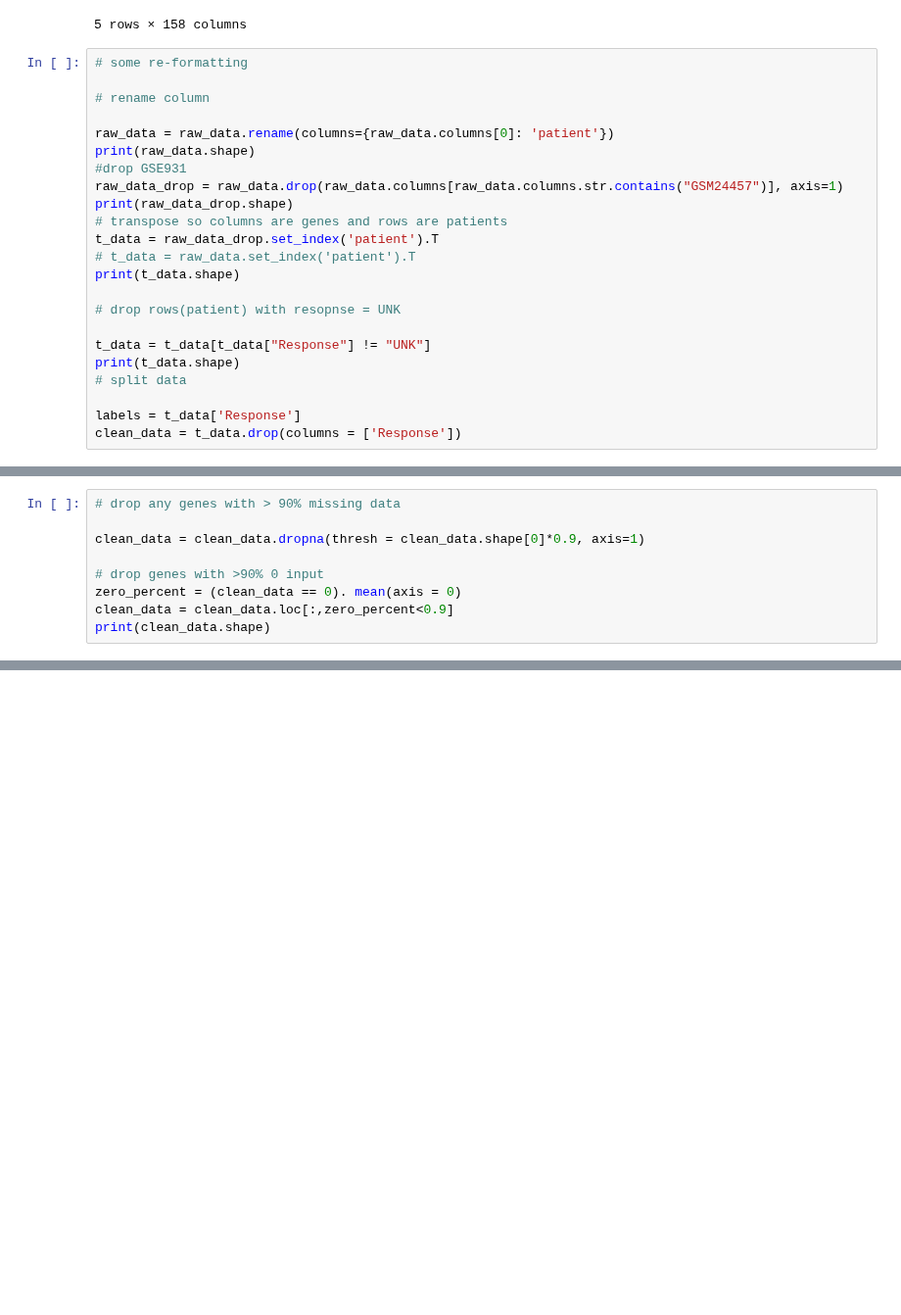
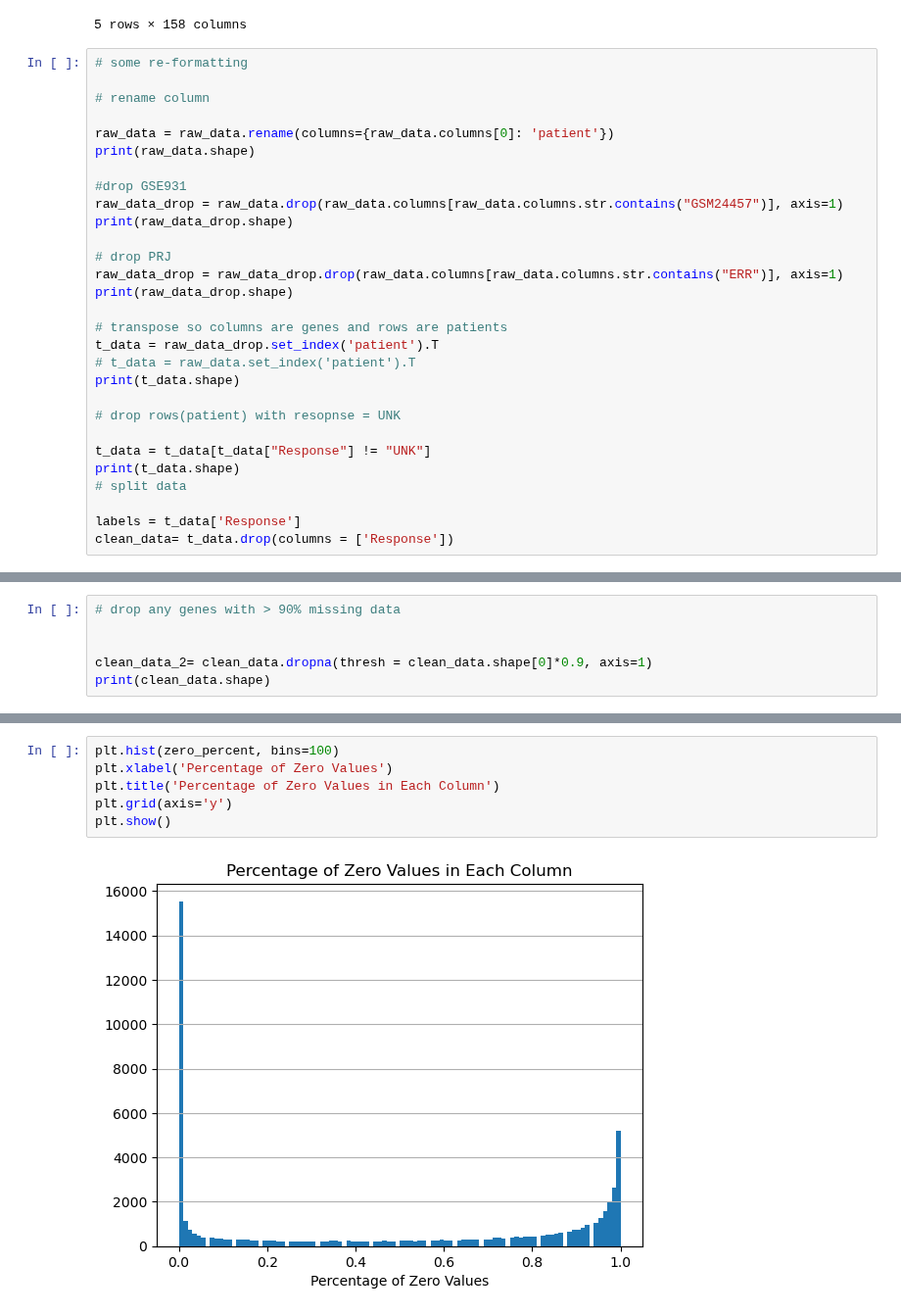
Before and after one commit to evzhng/LMP1210_2024, a Jupyter notebook: scripts/preprocess_v2.ipynb, the cells around one changed output, grey strips where cells are left out. Shown at 98% size. Drawn from its saved outputs; the diff is of its cells as text; blank space fills up the shorter version.

```diff
--- a/scripts/preprocess_v2.ipynb
+++ b/scripts/preprocess_v2.ipynb
@@ -31,9 +32,15 @@ raw_data.tail()
 
 raw_data = raw_data.rename(columns={raw_data.columns[0]: 'patient'})
 print(raw_data.shape)
+
 #drop GSE931
 raw_data_drop = raw_data.drop(raw_data.columns[raw_data.columns.str.contains("GSM24457")], axis=1)
 print(raw_data_drop.shape)
+
+# drop PRJ
+raw_data_drop = raw_data_drop.drop(raw_data.columns[raw_data.columns.str.contains("ERR")], axis=1)
+print(raw_data_drop.shape)
+
 # transpose so columns are genes and rows are patients
 t_data = raw_data_drop.set_index('patient').T
 # t_data = raw_data.set_index('patient').T
@@ -46,7 +53,7 @@ print(t_data.shape)
 # split data
 
 labels = t_data['Response']
-clean_data = t_data.drop(columns = ['Response'])
+clean_data= t_data.drop(columns = ['Response'])
 # %% [output]
 (56270, 158)
 (56270, 133)
@@ -55,10 +84,7 @@ clean_data = t_data.drop(columns = ['Response'])
 # %%
 # drop any genes with > 90% missing data
 
-clean_data = clean_data.dropna(thresh = clean_data.shape[0]*0.9, axis=1)
 
-# drop genes with >90% 0 input
-zero_percent = (clean_data == 0). mean(axis = 0)
-clean_data = clean_data.loc[:,zero_percent<0.9]
+clean_data_2= clean_data.dropna(thresh = clean_data.shape[0]*0.9, axis=1)
 print(clean_data.shape)
 # %% [output]
@@ -65,0 +99,8 @@ print(clean_data.shape)
+# %%
+plt.hist(zero_percent, bins=100)
+plt.xlabel('Percentage of Zero Values')
+plt.title('Percentage of Zero Values in Each Column')
+plt.grid(axis='y')
+plt.show()
+# %% [output]
+[figure, added]
```
Also changed, not shown: parts of 16 cells of this notebook, 4 other files.
